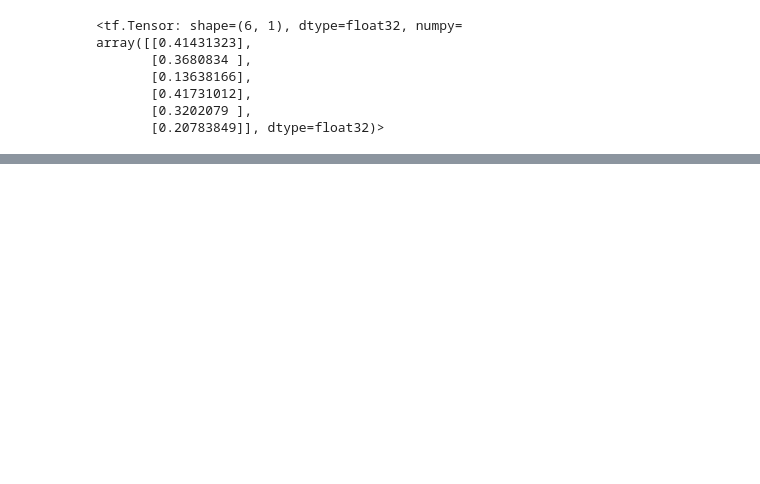
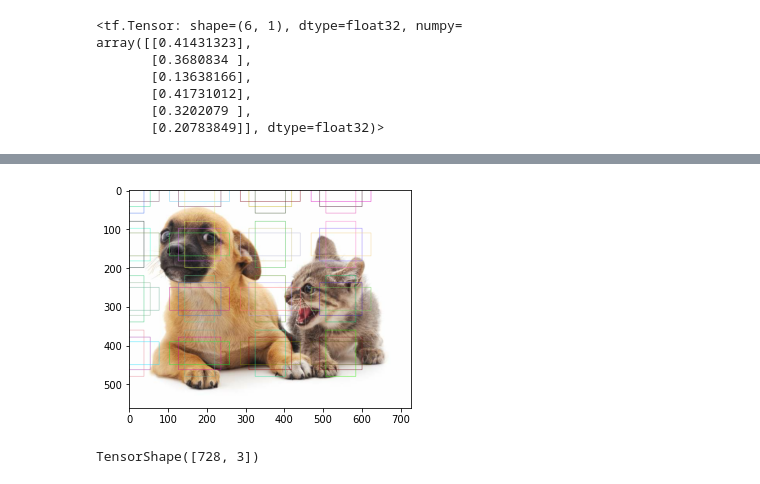
Before and after one commit to fyangami/ml-starter, a Jupyter notebook: cv/anchor_box_01.ipynb, the cells around one changed output, grey strips where cells are left out. Drawn from its saved outputs; the diff is of its cells as text; code cells hidden in the pictures; blank space fills up the shorter version.

Commit message:
bbox

```diff
--- a/cv/anchor_box_01.ipynb
+++ b/cv/anchor_box_01.ipynb
@@ -136,6 +124,7 @@ array([[0.41431323],
        [0.20783849]], dtype=float32)>
 # %%
 ground_truth = tf.constant([[0, .1, .08, .52, .92], [1, .55, .2, .9, .88]])
-anchors = tf.constant([[0, .1, .2, .3], [.15, .2, .4, .4], [.63, .05, .88, .98], [.66, .45, .8, .8], [.57, .3, .92, .9]])
+anchors = tf.constant([[0, .1, .2, .3], [.15, .2, .4, .4], [.63, .05, .88, .98], [.66, .45, .8, .8], [.57, .3, .92, .9], [.099, .078, .50, .93], [.53, .21, .88, .70]])
+# anchors = tf.constant([[.099, .078, .50, .93], [.53, .21, .88, .88]])
 box_iou(anchors, ground_truth[:, 1:])
 # %% [output]
@@ -158,0 +241,20 @@ tf.Tensor([0 0 1 1 1], shape=(5,), dtype=int64)
+# %%
+def scaled_anchors(fmap_h, fmap_w, scales, h, w):
+    fmap = tf.zeros((1, fmap_h, fmap_w, 10), dtype='float32')
+    anchors = get_all_boxes(fmap, scales=scales, ratios=[1., 2., .5])
+    bbox_scale = tf.constant((h, w, h, w), dtype='float32')
+    # scaled = anchors * bbox_scale
+    return anchors
+
+h, w = img.shape[:2]
+boxes2 = scaled_anchors(4, 4, scales=[.15], h=h, w=w)
+boxed2 = draw_ab(img, tf.reshape(boxes2, shape=(-1,4)))
+# im_show(boxed2)
+# %%
+im_show(boxed2)
+# %% [output]
+[figure, added]
+# %%
+img[0, :, :].shape
+# %% [output]
+TensorShape([728, 3])
```
Also changed, not shown: parts of 12 cells of this notebook, 4 other files.
